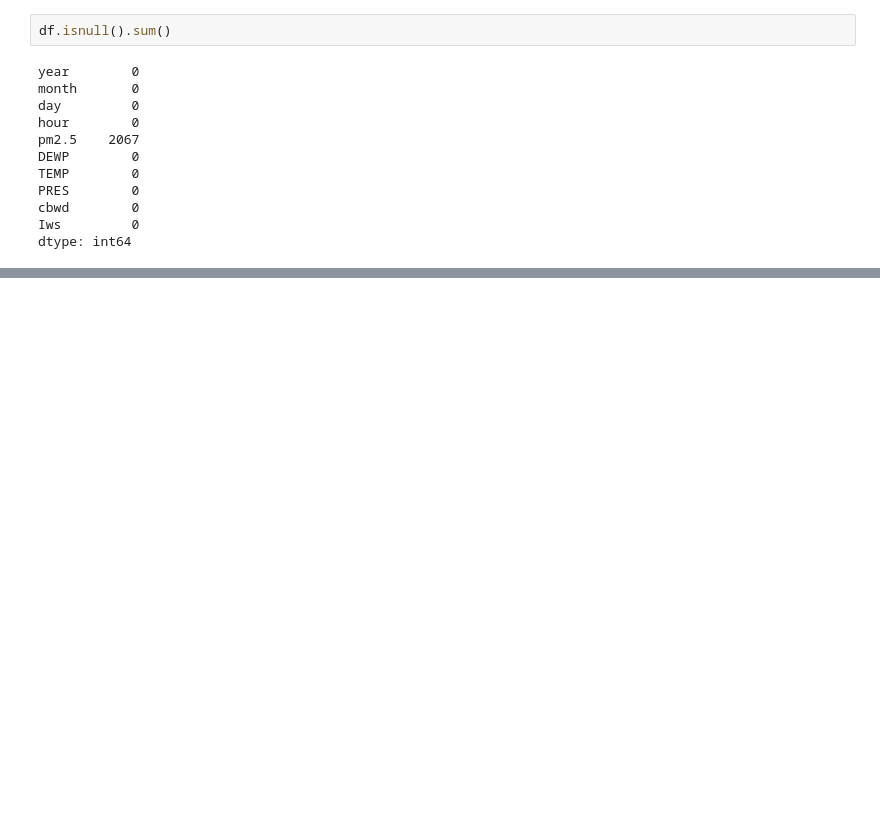
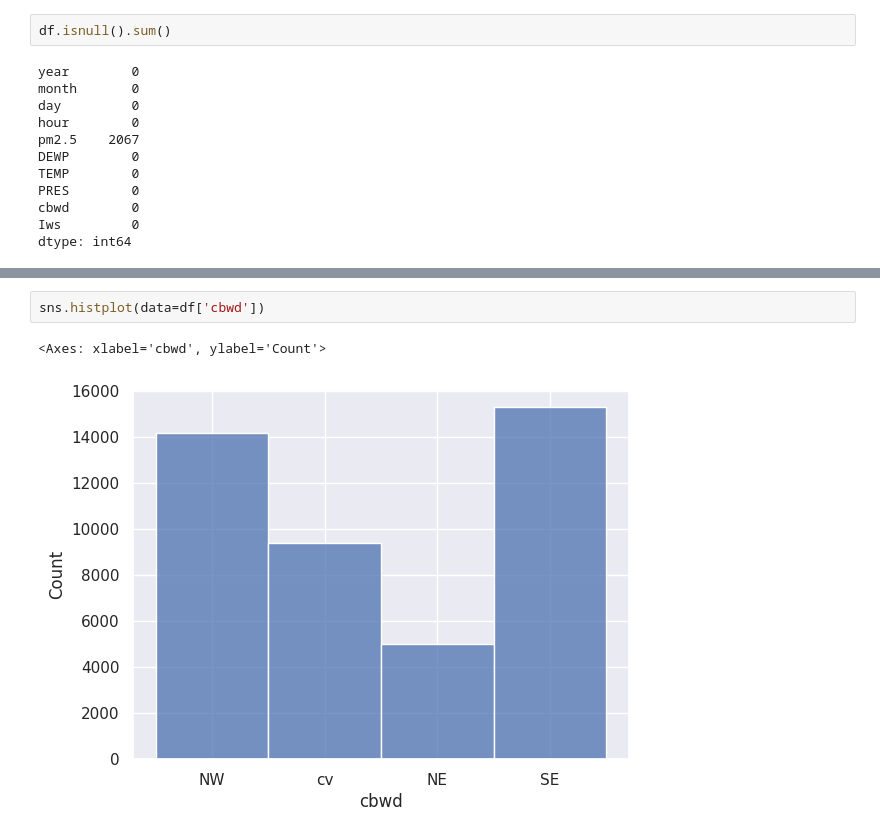
Before and after one commit to apoorv2512/INBT, a Jupyter notebook: Task2.ipynb, the cells around one changed output, grey strips where cells are left out. Cells and saved outputs as stored; diff of their text form; blank space fills up the shorter version.

```diff
--- a/Task2.ipynb
+++ b/Task2.ipynb
@@ -362,0 +135,5 @@ ridge test score 0.2483286730891371
+# %%
+sns.histplot(data=df['cbwd'])
+# %% [output]
+<Axes: xlabel='cbwd', ylabel='Count'>
+[figure, added]
```
Also changed, not shown: parts of 88 cells of this notebook.
